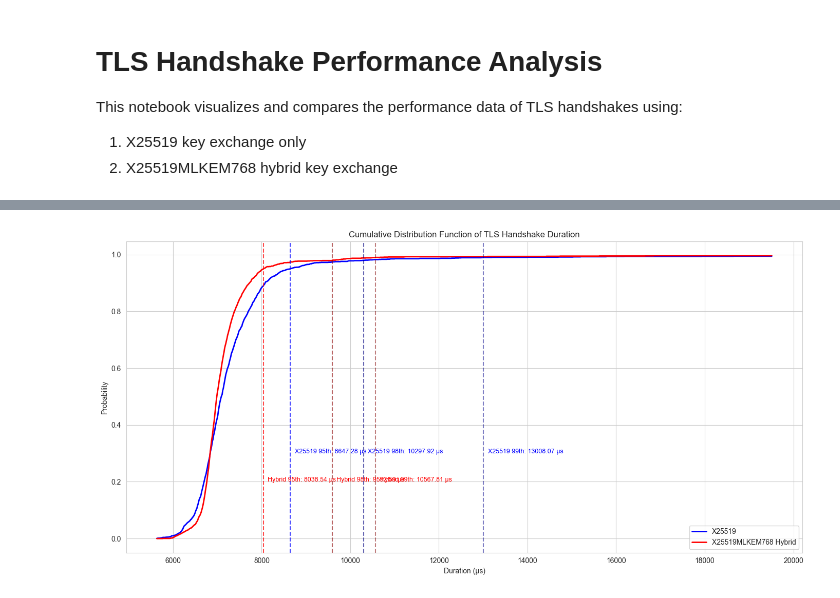
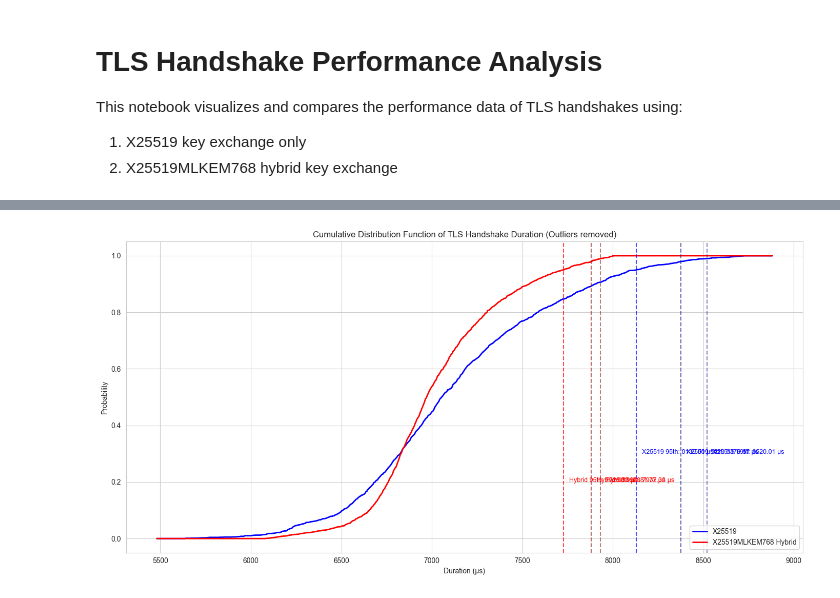
Before and after one commit to linukaratnayake/x25519mlkem768_x25519_perf_analysis, a Jupyter notebook: results/visualize_results.ipynb, the cells around one changed output, grey strips where cells are left out. Cells and saved outputs as stored; diff of their text form; code cells hidden in the pictures.

```diff
--- a/results/visualize_results.ipynb
+++ b/results/visualize_results.ipynb
@@ -44,11 +69,18 @@ plt.rcParams['figure.figsize'] = (12, 6)
 # %%
 # Load the CSV files
-df_x25519 = pd.read_csv('timings_x25519.csv')
-df_hybrid = pd.read_csv('timings_hybrid.csv')
+df_x25519_raw = pd.read_csv('timings_x25519.csv')
+df_hybrid_raw = pd.read_csv('timings_hybrid.csv')
 
 # Display the first few rows of each dataset
-print("X25519 Dataset:")
-display(df_x25519.head())
-print("\nX25519MLKEM768 Hybrid Dataset:")
-display(df_hybrid.head())
+print("X25519 Dataset (Raw):")
+display(df_x25519_raw.head())
+print("\nX25519MLKEM768 Hybrid Dataset (Raw):")
+display(df_hybrid_raw.head())
+
+# Apply outlier filtering if enabled
+df_x25519 = filter_outliers(df_x25519_raw)
+df_hybrid = filter_outliers(df_hybrid_raw)
+
+# Create a status message about the filtering
+outlier_status = "(Outliers removed)" if remove_outliers else "(All data points included)"
 # %% [output]
@@ -153,42 +191,48 @@ plt.show()
 ecdf_x25519 = ECDF(df_x25519['duration_microseconds'])
 ecdf_hybrid = ECDF(df_hybrid['duration_microseconds'])
 
-# Create range for x-axis (exclude extreme outliers)
+# Create range for x-axis
 x_min = min(df_x25519['duration_microseconds'].min(), df_hybrid['duration_microseconds'].min())
-x_max = max(df_x25519['duration_microseconds'].quantile(0.99), df_hybrid['duration_microseconds'].quantile(0.99)) * 1.5
+x_max = max(df_x25519['duration_microseconds'].max(), df_hybrid['duration_microseconds'].max())
+
+# Add a margin to the range
+x_range = x_max - x_min
+x_min = max(0, x_min - 0.05 * x_range)
+x_max = x_max + 0.05 * x_range
+
 x = np.linspace(x_min, x_max, 1000)
 
 # Calculate CDF values
 y_x25519 = ecdf_x25519(x)
 y_hybrid = ecdf_hybrid(x)
 
 # Plot the CDFs
 plt.figure(figsize=(14, 7))
 plt.plot(x, y_x25519, 'b-', linewidth=2, label='X25519')
 plt.plot(x, y_hybrid, 'r-', linewidth=2, label='X25519MLKEM768 Hybrid')
 
 # Add percentile lines for X25519
 for p, color, alpha in zip([0.95, 0.98, 0.99], ['blue', 'navy', 'darkblue'], [0.7, 0.6, 0.5]):
     p_value = df_x25519['duration_microseconds'].quantile(p)
     plt.axvline(p_value, color=color, linestyle='--', alpha=alpha)
-    plt.text(p_value + 100, 0.3, f'X25519 {int(p*100)}th: {p_value:.2f} μs', fontsize=9, color='blue')
+    plt.text(p_value + 0.01 * x_range, 0.3, f'X25519 {int(p*100)}th: {p_value:.2f} μs', fontsize=9, color='blue')
 
 # Add percentile lines for Hybrid
 for p, color, alpha in zip([0.95, 0.98, 0.99], ['red', 'darkred', 'maroon'], [0.7, 0.6, 0.5]):
     p_value = df_hybrid['duration_microseconds'].quantile(p)
     plt.axvline(p_value, color=color, linestyle='--', alpha=alpha)
-    plt.text(p_value + 100, 0.2, f'Hybrid {int(p*100)}th: {p_value:.2f} μs', fontsize=9, color='red')
+    plt.text(p_value + 0.01 * x_range, 0.2, f'Hybrid {int(p*100)}th: {p_value:.2f} μs', fontsize=9, color='red')
 
-plt.title('Cumulative Distribution Function of TLS Handshake Duration')
+plt.title(f'Cumulative Distribution Function of TLS Handshake Duration {outlier_status}')
 plt.xlabel('Duration (μs)')
 plt.ylabel('Probability')
 plt.grid(True)
 plt.legend(loc='lower right')
 plt.tight_layout()
-plt.savefig('tls_handshake_cdf_comparison.png', dpi=300)
+plt.savefig(f'tls_handshake_cdf_comparison{"_no_outliers" if remove_outliers else ""}.png', dpi=300)
 plt.show()
 # %% [output]
-[figure, old version]
+[figure, new version]
 # %%
 # Create histograms to compare the distribution of handshake times
 plt.figure(figsize=(14, 7))
```
Also changed, not shown: parts of 11 cells of this notebook.
